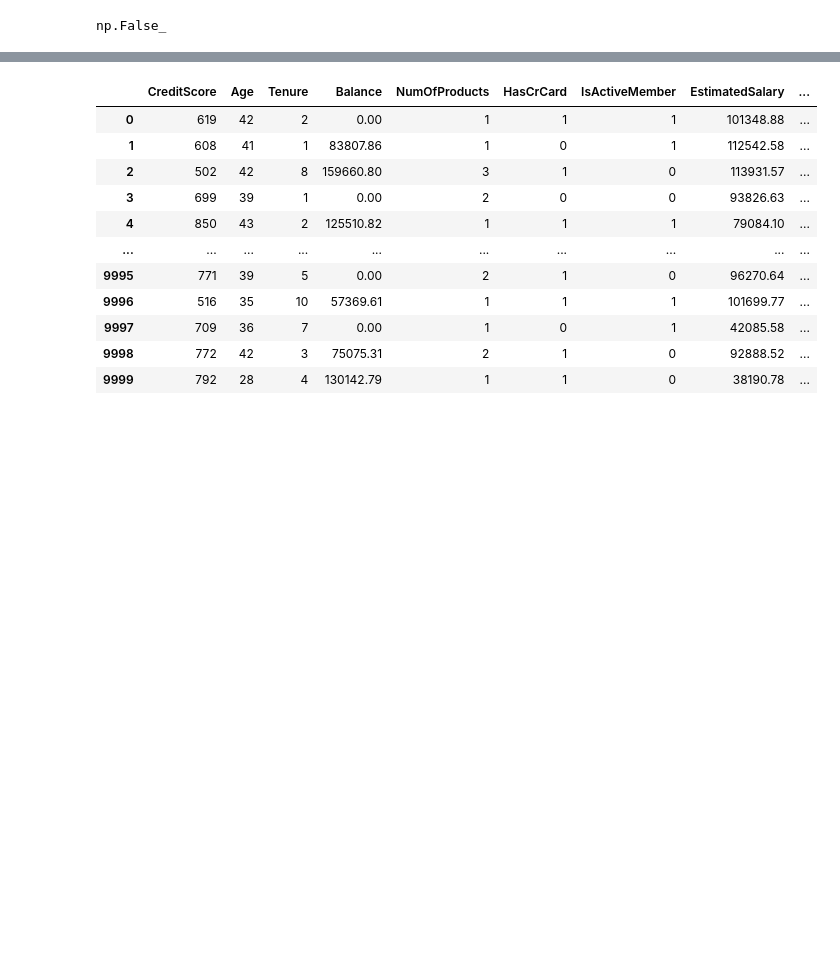
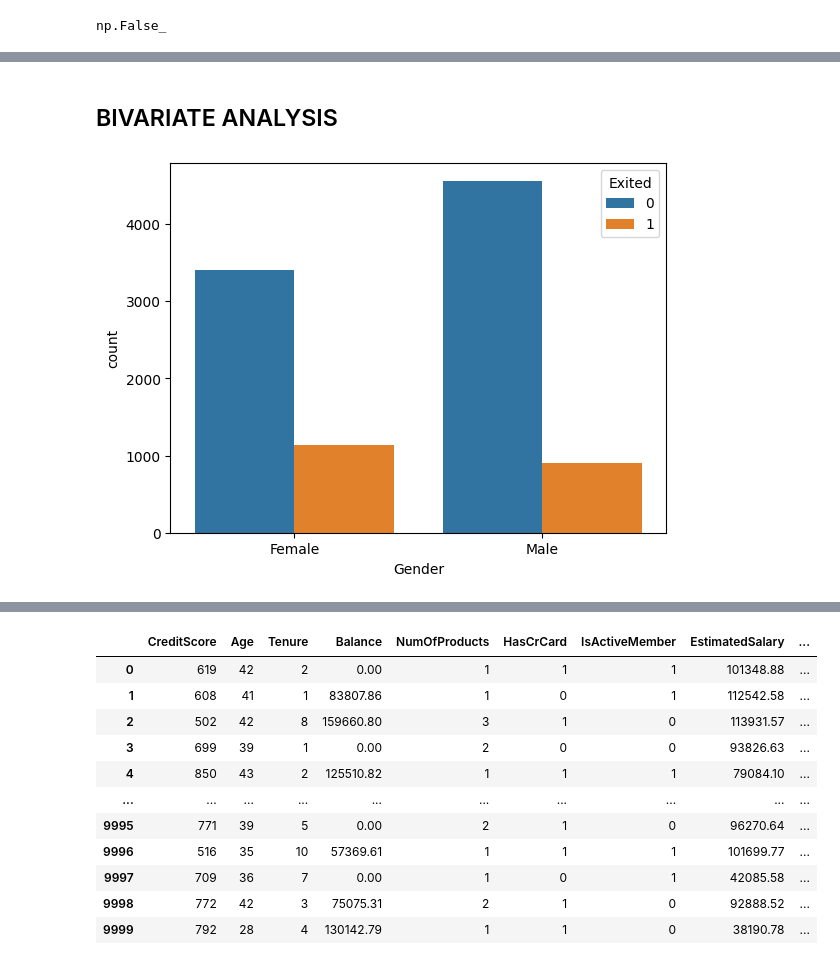
Before and after one commit to sumitkudale21/customer_churn_prediction, a Jupyter notebook: model.ipynb, the cells around one changed output, grey strips where cells are left out. Cells and saved outputs as stored; diff of their text form; code cells hidden in the pictures; blank space fills up the shorter version.

```diff
--- a/model.ipynb
+++ b/model.ipynb
@@ -122,0 +192,7 @@ REMOVING UNIMPORANTANT FEATURES
+# %% [markdown]
+## BIVARIATE ANALYSIS
+# %%
+sns.countplot(data=df, x='Gender', hue='Exited')
+plt.show()
+# %% [output]
+[figure, added]
```
Also changed, not shown: parts of 111 cells of this notebook, 6 other files.
